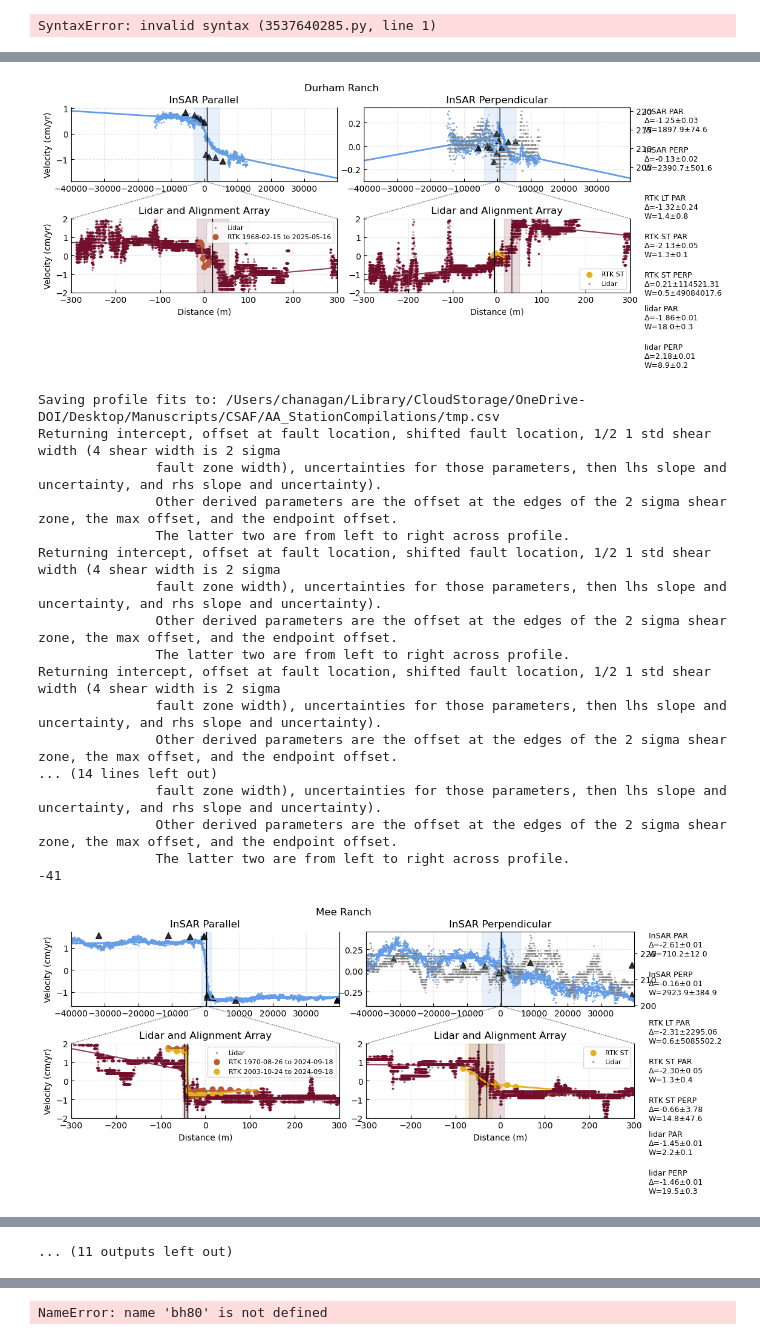
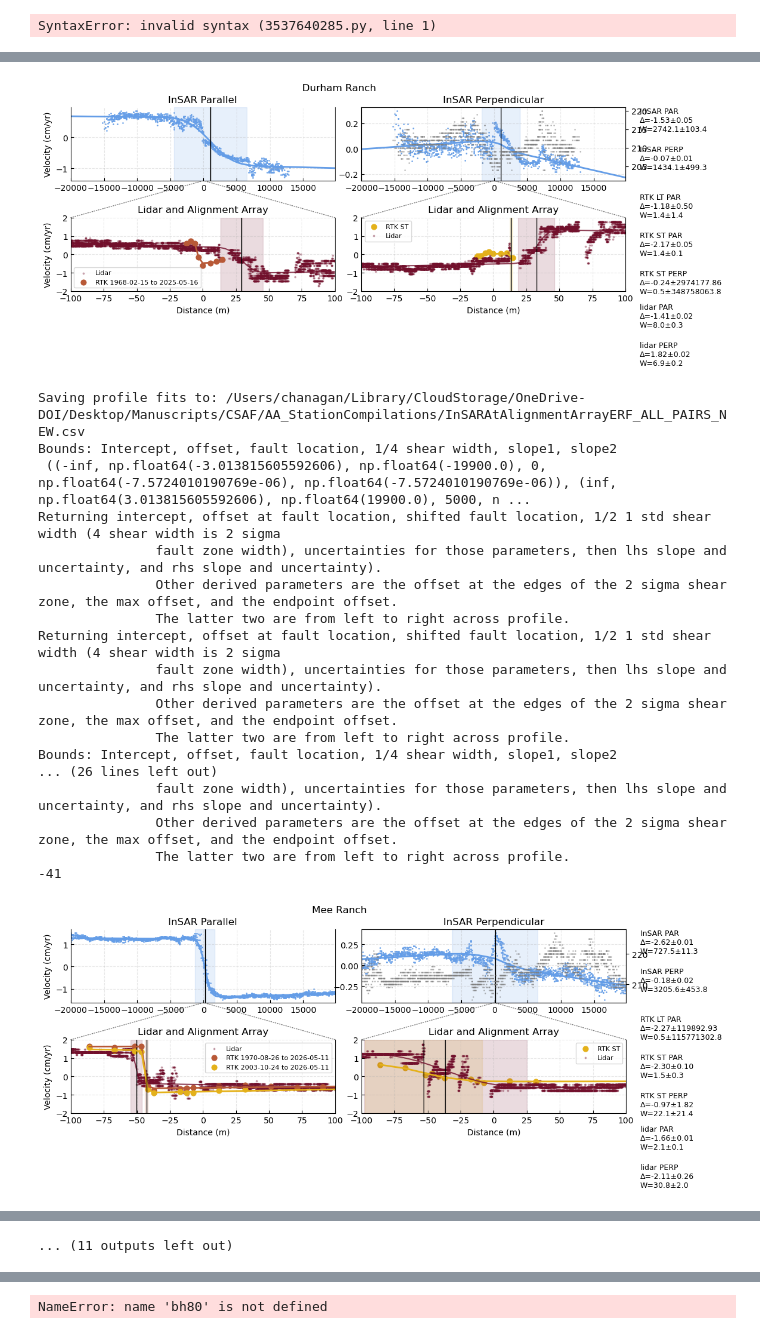
Before and after one commit to cehanagan/ImageryResources, a Jupyter notebook: Notebooks/CSAF_FigureNotebooks/ProfilesAtScale.ipynb, the cells around one changed output, grey strips where cells are left out. Drawn from its saved outputs; the diff is of its cells as text; code cells hidden in the pictures.

```diff
--- a/Notebooks/CSAF_FigureNotebooks/ProfilesAtScale.ipynb
+++ b/Notebooks/CSAF_FigureNotebooks/ProfilesAtScale.ipynb
@@ -129,13 +137,30 @@ gdalwarp -t_srs EPSG:32610 -te 630402.1 3964524.5 741690.6 4078192.7 -srcnodata
 # %% [output]
 SyntaxError: invalid syntax (3537640285.py, line 1)
 # %%
-profile_length, profile_width, pixel_res = 80000, 2000, 200
-lid_profile_length, lid_profile_width, lid_pixel_res = 600, 20, 0.5
-fname = '/Users/chanagan/Library/CloudStorage/OneDrive-DOI/Desktop/Manuscripts/CSAF/AA_StationCompilations/tmp.csv'
+profile_length, profile_width, pixel_res = 40000, 2000, 200
+lid_profile_length, lid_profile_width, lid_pixel_res = 200, 10, 0.5
+fname = '/Users/chanagan/Library/CloudStorage/OneDrive-DOI/Desktop/Manuscripts/CSAF/AA_StationCompilations/InSARAtAlignmentArrayERF_ALL_PAIRS_NEW.csv'
 # %%
 # loop through center points along fault
 # each profile has one defined center
 from matplotlib.patches import Rectangle, ConnectionPatch
+
+def make_cols(prefix):
+    return [
+        f'{prefix} Intercept', f'{prefix} Fault Rate ',
+        f'{prefix} Fault Location', f'{prefix} Shear Width',
+        f'{prefix} Fault Rate Sigma', f'{prefix} Fault Location Sigma',
+        f'{prefix} Shear Width Sigma', f'{prefix} Slope 1',
+        f'{prefix} Slope1 Sigma', f'{prefix} Slope2',
+        f'{prefix} Slope2 Sigma', f'{prefix} FZW Rate',
+        f'{prefix} EP Rate', f'{prefix} Intercept Sigma'
+    ]
+sar_cols = ['Name','Fault Azimuth',
+           'Easting (m)','Northing (m)'] \
+          + make_cols('InSAR Parallel') \
+          + make_cols('InSAR Perpendicular')
+
+sarERFdf = pd.DataFrame(columns=sar_cols)
 
 points = center_points#[((center_points['Name'] == 'Slack Canyon') | (center_points['Name'] == 'Smith Ranch'))]
 points.fault_azimuth = [-41]*len(points)
@@ -172,6 +197,14 @@ for i in np.arange(0, len(points)):
               (np.inf,max_diff,par_fault_loc+par_fault_loc_sig,max_width,max_diff/np.nanmax(dists)/2,max_diff/np.nanmax(dists)/2))
     perp_intercept, perp_total_offset, perp_fault_loc, perp_shear_width, perp_total_offset_sig, perp_fault_loc_sig, perp_shear_width_sig, perp_slope1, perp_slope1_sig, perp_slope2, perp_slope2_sig, perp_fzw_offset,  perp_ep_offset, intercept_sigma = tt.erf_curve_fit_twoslope(perp, dists_s,bounds=perp_bounds)
 
+    sarERFdf.loc[len(sarERFdf)] = [
+            points.Name.iloc[i], points.fault_azimuth.iloc[i],
+            points.iloc[i].geometry.x,
+            points.iloc[i].geometry.y,
+            par_intercept, par_total_offset, par_fault_loc, par_shear_width, par_total_offset_sig, par_fault_loc_sig, par_shear_width_sig, par_slope1, par_slope1_sig, par_slope2, par_slope2_sig, par_fzw_offset,  par_ep_offset, intercept_sigma,
+            perp_intercept, perp_total_offset, perp_fault_loc, perp_shear_width, perp_total_offset_sig, perp_fault_loc_sig, perp_shear_width_sig, perp_slope1, perp_slope1_sig, perp_slope2, perp_slope2_sig, perp_fzw_offset,  perp_ep_offset, intercept_sigma
+        ]
+
     lidar_ns_samps, pts_l, dists_l = tt.sample_swath(lidar_ns, points.geometry.x.iloc[i], points.geometry.y.iloc[i],
                             points.fault_azimuth.iloc[i], lid_profile_length, lid_profile_width, lid_pixel_res,crs=crs)
     lidar_ns_samps[lidar_ns_samps == -9999] = np.nan
@@ -205,14 +238,14 @@ for i in np.arange(0, len(points)):
     #########
     # gnss
     ########
-    gew_samps, pts_g, dists_g = tt.sample_swath_points(gnss[['easting','northing']].values,gnss['dE'].values,points.geometry.x.iloc[i], points.geometry.y.iloc[i],
-                            points.fault_azimuth.iloc[i], profile_length, 20000, crs)
-    gns_samps, pts_g, dists_g = tt.sample_swath_points(gnss[['easting','northing']].values,gnss['dN'].values,points.geometry.x.iloc[i], points.geometry.y.iloc[i],
-                            points.fault_azimuth.iloc[i], profile_length, 20000, crs)
-    gnss_par, gnss_perp = tt.projectParPerp(
-        (gns_samps - np.nanmean(gns_samps))*100,
-        (gew_samps - np.nanmean(gew_samps))*100,
-        points.fault_azimuth.iloc[i])
+    #gew_samps, pts_g, dists_g = tt.sample_swath_points(gnss[['easting','northing']].values,gnss['dE'].values,points.geometry.x.iloc[i], points.geometry.y.iloc[i],
+    #                        points.fault_azimuth.iloc[i], profile_length, 20000, crs)
+    #gns_samps, pts_g, dists_g = tt.sample_swath_points(gnss[['easting','northing']].values,gnss['dN'].values,points.geometry.x.iloc[i], points.geometry.y.iloc[i],
+    #                        points.fault_azimuth.iloc[i], profile_length, 20000, crs)
+    #gnss_par, gnss_perp = tt.projectParPerp(
+    #    (gns_samps - np.nanmean(gns_samps))*100,
+    #    (gew_samps - np.nanmean(gew_samps))*100,
+    #    points.fault_azimuth.iloc[i])
     #########
     # titus
     ########
@@ -253,7 +286,7 @@ for i in np.arange(0, len(points)):
         # Parallel
         ax = axs[0,0]
         ax.scatter(dists_s, par, s=1, color=c_insar, alpha=0.8)
-        ax.scatter(dists_g, gnss_par, marker='^',s=50, color=c_gnss, alpha=0.8)
+        #ax.scatter(dists_g, gnss_par, marker='^',s=50, color=c_gnss, alpha=0.8)
         if points.Name.iloc[i] == 'Smith Ranch':
             axt = plt.twinx()
             ax.scatter(dists_t, t_par, marker='^',s=50, color=c_titus, alpha=0.8)
@@ -275,7 +308,7 @@ for i in np.arange(0, len(points)):
         ax = axs[0,1]
         ax.scatter(dists_s, perp, s=1, color=c_insar_perp, alpha=0.8)
         print(points.fault_azimuth.iloc[i])
-        ax.scatter(dists_g, gnss_perp, marker='^',s=50, color=c_gnss, alpha=0.8)
+        #ax.scatter(dists_g, gnss_perp, marker='^',s=50, color=c_gnss, alpha=0.8)
         if points.Name.iloc[i] == 'Smith Ranch':
             ax.scatter(dists_t, t_perp, marker='^',s=50, color=c_titus, alpha=0.8)
         if points.Name.iloc[i] == 'Slack Canyon':
@@ -470,5 +503,7 @@ for i in np.arange(0, len(points)):
                      f'dPar toward {round(points.fault_azimuth.iloc[i])}':par.flatten(),
                      f'dPerp toward{round(points.fault_azimuth.iloc[i]+90)}':perp.flatten()})
 
-    #tdf.to_csv(fname,float_format='%.4f',index=False)
+sarERFdf = sarERFdf.round(3)
+sarERFdf = sarERFdf.fillna(-9999).replace({pd.NaT: -9999, 'NaT': -9999, 'nan': -9999, 'NaN': -9999})
+sarERFdf.to_csv(f'/Users/chanagan/Library/CloudStorage/OneDrive-DOI/Desktop/Manuscripts/CSAF/AA_StationCompilations/InSAR{np.round(profile_length/1000)}AtAlignmentArrayERF_ALL_PAIRS_NEW_AAangle.csv',index=False)
 # %% [output]
@@ -524,23 +559,23 @@ Returning intercept, offset at fault location, shifted fault location, 1/2 1 std
                fault zone width), uncertainties for those parameters, then lhs slope and uncertainty, and rhs slope and uncertainty).
                Other derived parameters are the offset at the edges of the 2 sigma shear zone, the max offset, and the endpoint offset.
                The latter two are from left to right across profile.
 -41
-[figure, old version]
+[figure, new version]
-Saving profile fits to: /Users/chanagan/Library/CloudStorage/OneDrive-DOI/Desktop/Manuscripts/CSAF/AA_StationCompilations/tmp.csv
+Saving profile fits to: /Users/chanagan/Library/CloudStorage/OneDrive-DOI/Desktop/Manuscripts/CSAF/AA_StationCompilations/InSARAtAlignmentArrayERF_ALL_PAIRS_NEW.csv
+Bounds: Intercept, offset, fault location, 1/4 shear width, slope1, slope2
+ ((-inf, np.float64(-3.013815605592606), np.float64(-19900.0), 0, np.float64(-7.5724010190769e-06), np.float64(-7.5724010190769e-06)), (inf, np.float64(3.013815605592606), np.float64(19900.0), 5000, n ...
 Returning intercept, offset at fault location, shifted fault location, 1/2 1 std shear width (4 shear width is 2 sigma
                fault zone width), uncertainties for those parameters, then lhs slope and uncertainty, and rhs slope and uncertainty).
                Other derived parameters are the offset at the edges of the 2 sigma shear zone, the max offset, and the endpoint offset.
                The latter two are from left to right across profile.
 Returning intercept, offset at fault location, shifted fault location, 1/2 1 std shear width (4 shear width is 2 sigma
                fault zone width), uncertainties for those parameters, then lhs slope and uncertainty, and rhs slope and uncertainty).
                Other derived parameters are the offset at the edges of the 2 sigma shear zone, the max offset, and the endpoint offset.
                The latter two are from left to right across profile.
-Returning intercept, offset at fault location, shifted fault location, 1/2 1 std shear width (4 shear width is 2 sigma
-               fault zone width), uncertainties for those parameters, then lhs slope and uncertainty, and rhs slope and uncertainty).
-               Other derived parameters are the offset at the edges of the 2 sigma shear zone, the max offset, and the endpoint offset.
-... (14 lines left out)
+Bounds: Intercept, offset, fault location, 1/4 shear width, slope1, slope2
+... (26 lines left out)
                fault zone width), uncertainties for those parameters, then lhs slope and uncertainty, and rhs slope and uncertainty).
                Other derived parameters are the offset at the edges of the 2 sigma shear zone, the max offset, and the endpoint offset.
                The latter two are from left to right across profile.
 -41
-[figure, old version]
+[figure, new version]
```
Also changed, not shown: parts of 5 cells of this notebook, 3 other files.
